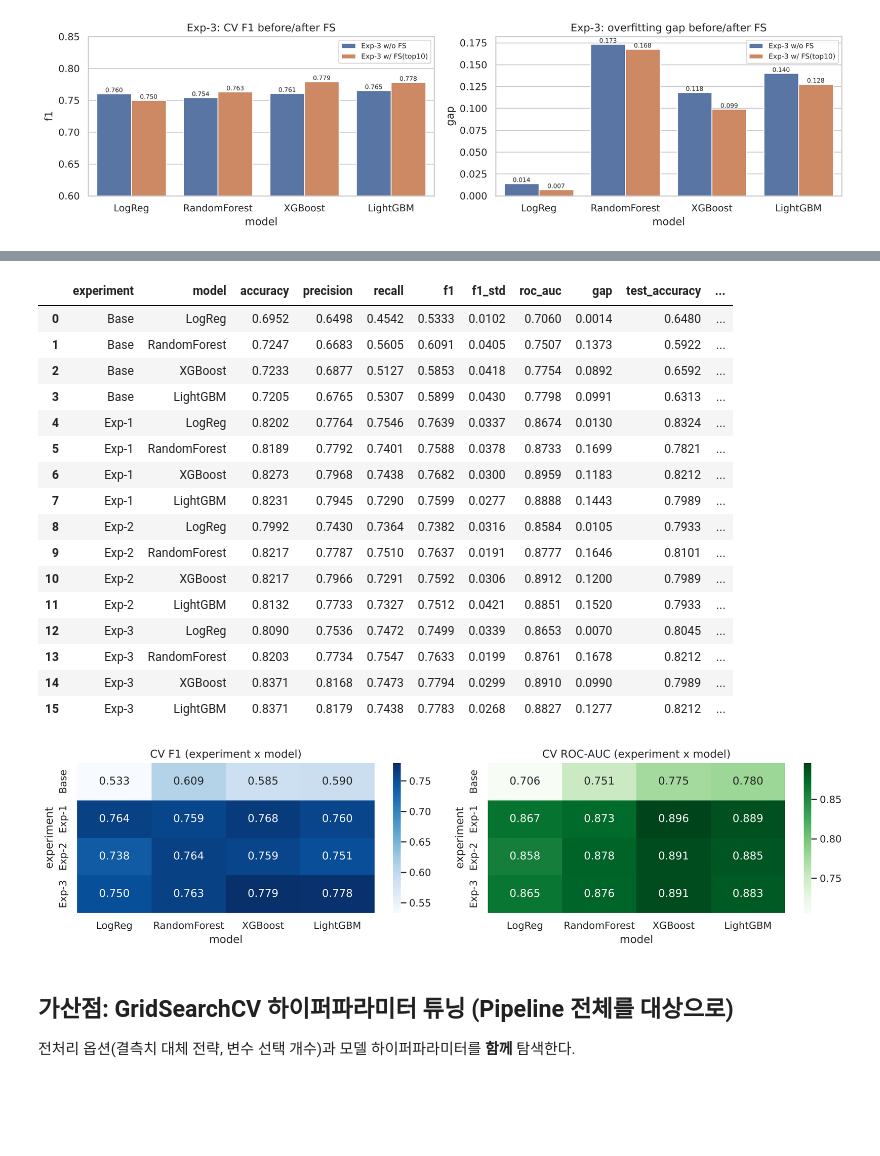
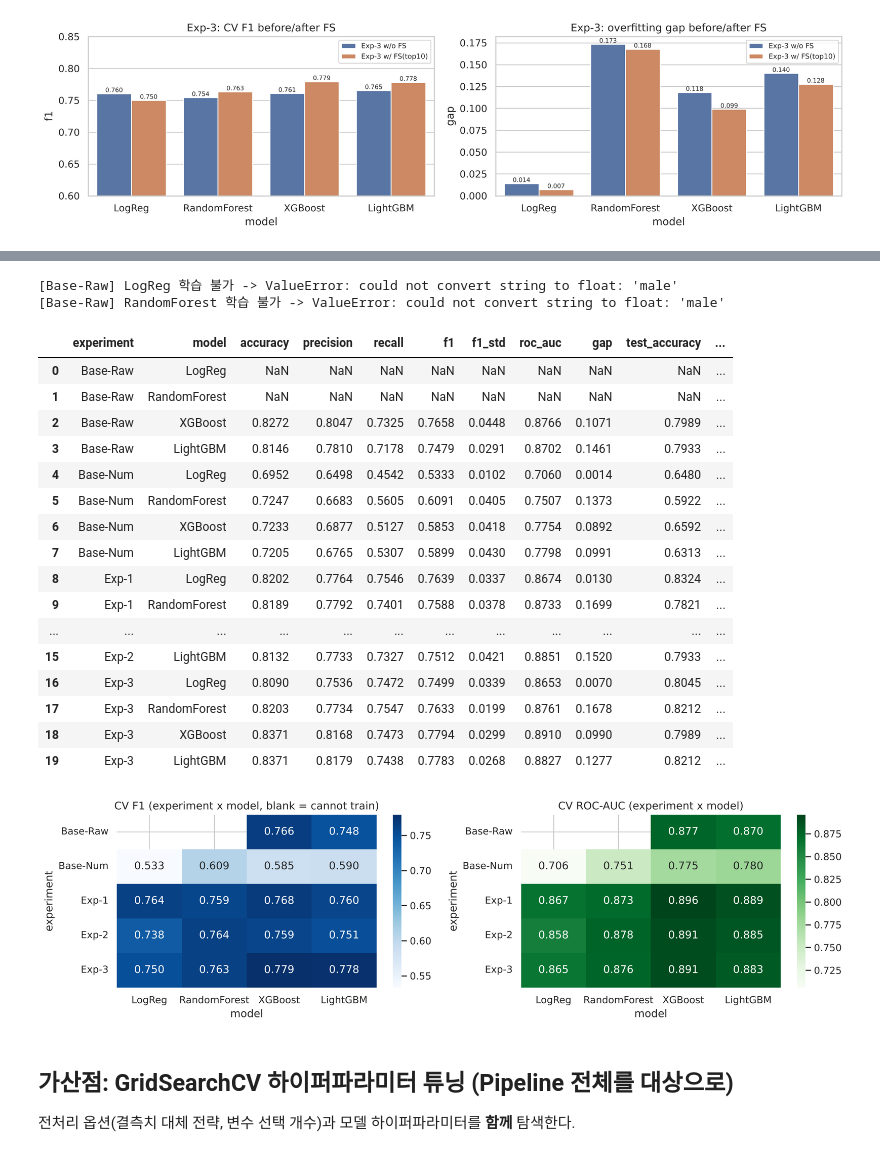
Before and after one commit to haeolsong/titanic-feature-engineering, a Jupyter notebook: notebooks/02_experiments.ipynb, the cells around one changed output, grey strips where cells are left out. Drawn from its saved outputs; the diff is of its cells as text; code cells hidden in the pictures; blank space fills up the shorter version.

```diff
--- a/notebooks/02_experiments.ipynb
+++ b/notebooks/02_experiments.ipynb
@@ -112,7 +113,7 @@ Drop NA: train 712 -> 573 행 (139행, 19.5% 제거)
 # %%
 enc_res = pd.concat([run("3-2 Encoding", f"Encode={e}", build_pipeline, impute="mean", encode=e,
-                         scale="standard") for e in ["onehot", "label"]])
-for e in ["onehot", "label"]:
+                         scale="standard") for e in ["onehot", "label", "target"]])
+for e in ["onehot", "label", "target"]:
     print(e, "-> 인코딩 후 특성 수:", n_features_after(build_pipeline("LogReg", encode=e)))
 show(enc_res)
 # %% [output]
@@ -299,6 +310,6 @@ Base 정의: 결측치 처리·인코딩이 없으면 NaN/문자열 때문에
 # %%
 CONFIGS = {
-    "Base": None,
+    "Base-Num": None,
     "Exp-1": dict(impute="mean", encode="onehot", scale="standard", fs_k=None),
     "Exp-2": dict(impute="median", encode="label", scale="minmax", fs_k=K),
     "Exp-3": dict(impute="most_frequent", encode="onehot", scale="robust", fs_k=K),
@@ -310,6 +321,29 @@ def make(exp, model):
 
 
 main_rows = []
+# --- Base-Raw: 원본 그대로 (전처리 없음) ---
+Xr_train, Xr_test = to_raw(X_train), to_raw(X_test)
+base_raw_errors = {}
+for m in MODEL_NAMES:
+    try:
+        cvr = cross_validate(get_native_model(m), Xr_train, y_train, cv=CV, scoring=SCORING,
+                             return_train_score=True, error_score="raise")
+        p = get_native_model(m).fit(Xr_train, y_train)
+        pred, proba = p.predict(Xr_test), p.predict_proba(Xr_test)[:, 1]
+        r = {k: cvr[f"test_{k}"].mean() for k in SCORING}
+        r.update({"f1_std": cvr["test_f1"].std(), "train_acc": cvr["train_accuracy"].mean(),
+                  "gap": cvr["train_accuracy"].mean() - cvr["test_accuracy"].mean(),
+                  "test_accuracy": accuracy_score(y_test, pred), "test_f1": f1_score(y_test, pred),
+                  "test_roc_auc": roc_auc_score(y_test, proba), "note": "학습 가능 (결측·범주형 자체 처리)"})
+    except Exception as e:
+        msg = str(e).strip().splitlines()[0][:90]
+        base_raw_errors[m] = f"{type(e).__name__}: {msg}"
+        r = {"note": f"학습 불가 - {type(e).__name__}"}
+    r.update({"group": "5 Main", "experiment": "Base-Raw", "model": m})
+    main_rows.append(r)
+for m, e in base_raw_errors.items():
+    print(f"[Base-Raw] {m} 학습 불가 -> {e}")
+
 for exp in CONFIGS:
     for m in MODEL_NAMES:
         r = cv_eval(make(exp, m))
@@ -321,37 +355,41 @@ for exp in CONFIGS:
         main_rows.append(r)
 main = pd.DataFrame(main_rows)
 all_rows.extend(main_rows)
+main["note"] = main["note"].fillna("")
 main_tbl = main[["experiment", "model", "accuracy", "precision", "recall", "f1", "f1_std", "roc_auc",
-                 "gap", "test_accuracy", "test_f1", "test_roc_auc"]].round(4)
+                 "gap", "test_accuracy", "test_f1", "test_roc_auc", "note"]].round(4)
 main_tbl.to_csv(f"{RES}/main_comparison.csv", index=False)
 main_tbl
 # %% [output]
+[Base-Raw] LogReg 학습 불가 -> ValueError: could not convert string to float: 'male'
+[Base-Raw] RandomForest 학습 불가 -> ValueError: could not convert string to float: 'male'
 |  | experiment | model | accuracy | precision | recall | f1 | f1_std | roc_auc | gap | test_accuracy | ... |
-| 0 | Base | LogReg | 0.6952 | 0.6498 | 0.4542 | 0.5333 | 0.0102 | 0.7060 | 0.0014 | 0.6480 | ... |
-| 1 | Base | RandomForest | 0.7247 | 0.6683 | 0.5605 | 0.6091 | 0.0405 | 0.7507 | 0.1373 | 0.5922 | ... |
-| 2 | Base | XGBoost | 0.7233 | 0.6877 | 0.5127 | 0.5853 | 0.0418 | 0.7754 | 0.0892 | 0.6592 | ... |
-| 3 | Base | LightGBM | 0.7205 | 0.6765 | 0.5307 | 0.5899 | 0.0430 | 0.7798 | 0.0991 | 0.6313 | ... |
-| 4 | Exp-1 | LogReg | 0.8202 | 0.7764 | 0.7546 | 0.7639 | 0.0337 | 0.8674 | 0.0130 | 0.8324 | ... |
-| 5 | Exp-1 | RandomForest | 0.8189 | 0.7792 | 0.7401 | 0.7588 | 0.0378 | 0.8733 | 0.1699 | 0.7821 | ... |
-| 6 | Exp-1 | XGBoost | 0.8273 | 0.7968 | 0.7438 | 0.7682 | 0.0300 | 0.8959 | 0.1183 | 0.8212 | ... |
-| 7 | Exp-1 | LightGBM | 0.8231 | 0.7945 | 0.7290 | 0.7599 | 0.0277 | 0.8888 | 0.1443 | 0.7989 | ... |
-| 8 | Exp-2 | LogReg | 0.7992 | 0.7430 | 0.7364 | 0.7382 | 0.0316 | 0.8584 | 0.0105 | 0.7933 | ... |
-| 9 | Exp-2 | RandomForest | 0.8217 | 0.7787 | 0.7510 | 0.7637 | 0.0191 | 0.8777 | 0.1646 | 0.8101 | ... |
-| 10 | Exp-2 | XGBoost | 0.8217 | 0.7966 | 0.7291 | 0.7592 | 0.0306 | 0.8912 | 0.1200 | 0.7989 | ... |
-| 11 | Exp-2 | LightGBM | 0.8132 | 0.7733 | 0.7327 | 0.7512 | 0.0421 | 0.8851 | 0.1520 | 0.7933 | ... |
-| 12 | Exp-3 | LogReg | 0.8090 | 0.7536 | 0.7472 | 0.7499 | 0.0339 | 0.8653 | 0.0070 | 0.8045 | ... |
-| 13 | Exp-3 | RandomForest | 0.8203 | 0.7734 | 0.7547 | 0.7633 | 0.0199 | 0.8761 | 0.1678 | 0.8212 | ... |
-| 14 | Exp-3 | XGBoost | 0.8371 | 0.8168 | 0.7473 | 0.7794 | 0.0299 | 0.8910 | 0.0990 | 0.7989 | ... |
-| 15 | Exp-3 | LightGBM | 0.8371 | 0.8179 | 0.7438 | 0.7783 | 0.0268 | 0.8827 | 0.1277 | 0.8212 | ... |
+| 0 | Base-Raw | LogReg | NaN | NaN | NaN | NaN | NaN | NaN | NaN | NaN | ... |
+| 1 | Base-Raw | RandomForest | NaN | NaN | NaN | NaN | NaN | NaN | NaN | NaN | ... |
+| 2 | Base-Raw | XGBoost | 0.8272 | 0.8047 | 0.7325 | 0.7658 | 0.0448 | 0.8766 | 0.1071 | 0.7989 | ... |
+| 3 | Base-Raw | LightGBM | 0.8146 | 0.7810 | 0.7178 | 0.7479 | 0.0291 | 0.8702 | 0.1461 | 0.7933 | ... |
+| 4 | Base-Num | LogReg | 0.6952 | 0.6498 | 0.4542 | 0.5333 | 0.0102 | 0.7060 | 0.0014 | 0.6480 | ... |
+| 5 | Base-Num | RandomForest | 0.7247 | 0.6683 | 0.5605 | 0.6091 | 0.0405 | 0.7507 | 0.1373 | 0.5922 | ... |
+| 6 | Base-Num | XGBoost | 0.7233 | 0.6877 | 0.5127 | 0.5853 | 0.0418 | 0.7754 | 0.0892 | 0.6592 | ... |
+| 7 | Base-Num | LightGBM | 0.7205 | 0.6765 | 0.5307 | 0.5899 | 0.0430 | 0.7798 | 0.0991 | 0.6313 | ... |
+| 8 | Exp-1 | LogReg | 0.8202 | 0.7764 | 0.7546 | 0.7639 | 0.0337 | 0.8674 | 0.0130 | 0.8324 | ... |
+| 9 | Exp-1 | RandomForest | 0.8189 | 0.7792 | 0.7401 | 0.7588 | 0.0378 | 0.8733 | 0.1699 | 0.7821 | ... |
+| ... | ... | ... | ... | ... | ... | ... | ... | ... | ... | ... | ... |
+| 15 | Exp-2 | LightGBM | 0.8132 | 0.7733 | 0.7327 | 0.7512 | 0.0421 | 0.8851 | 0.1520 | 0.7933 | ... |
+| 16 | Exp-3 | LogReg | 0.8090 | 0.7536 | 0.7472 | 0.7499 | 0.0339 | 0.8653 | 0.0070 | 0.8045 | ... |
+| 17 | Exp-3 | RandomForest | 0.8203 | 0.7734 | 0.7547 | 0.7633 | 0.0199 | 0.8761 | 0.1678 | 0.8212 | ... |
+| 18 | Exp-3 | XGBoost | 0.8371 | 0.8168 | 0.7473 | 0.7794 | 0.0299 | 0.8910 | 0.0990 | 0.7989 | ... |
+| 19 | Exp-3 | LightGBM | 0.8371 | 0.8179 | 0.7438 | 0.7783 | 0.0268 | 0.8827 | 0.1277 | 0.8212 | ... |
 # %%
-piv = main.pivot(index="experiment", columns="model", values="f1").loc[list(CONFIGS)][MODEL_NAMES]
-fig, axes = plt.subplots(1, 2, figsize=(13, 3.4))
-sns.heatmap(piv, annot=True, fmt=".3f", cmap="Blues", ax=axes[0]); axes[0].set_title("CV F1 (experiment x model)")
-piv2 = main.pivot(index="experiment", columns="model", values="roc_auc").loc[list(CONFIGS)][MODEL_NAMES]
+ORDER = ["Base-Raw"] + list(CONFIGS)
+piv = main.pivot(index="experiment", columns="model", values="f1").loc[ORDER][MODEL_NAMES]
+fig, axes = plt.subplots(1, 2, figsize=(13, 3.8))
+sns.heatmap(piv, annot=True, fmt=".3f", cmap="Blues", ax=axes[0]); axes[0].set_title("CV F1 (experiment x model, blank = cannot train)")
+piv2 = main.pivot(index="experiment", columns="model", values="roc_auc").loc[ORDER][MODEL_NAMES]
 sns.heatmap(piv2, annot=True, fmt=".3f", cmap="Greens", ax=axes[1]); axes[1].set_title("CV ROC-AUC (experiment x model)")
 plt.tight_layout(); plt.savefig(f"{FIG}/30_main_heatmap.png", dpi=150); plt.show()
 # %% [output]
-[figure, old version]
+[figure, new version]
 # %% [markdown]
 ## 가산점: GridSearchCV 하이퍼파라미터 튜닝 (Pipeline 전체를 대상으로)
 전처리 옵션(결측치 대체 전략, 변수 선택 개수)과 모델 하이퍼파라미터를 **함께** 탐색한다.
```
Also changed, not shown: parts of 10 cells of this notebook, 32 other files.
